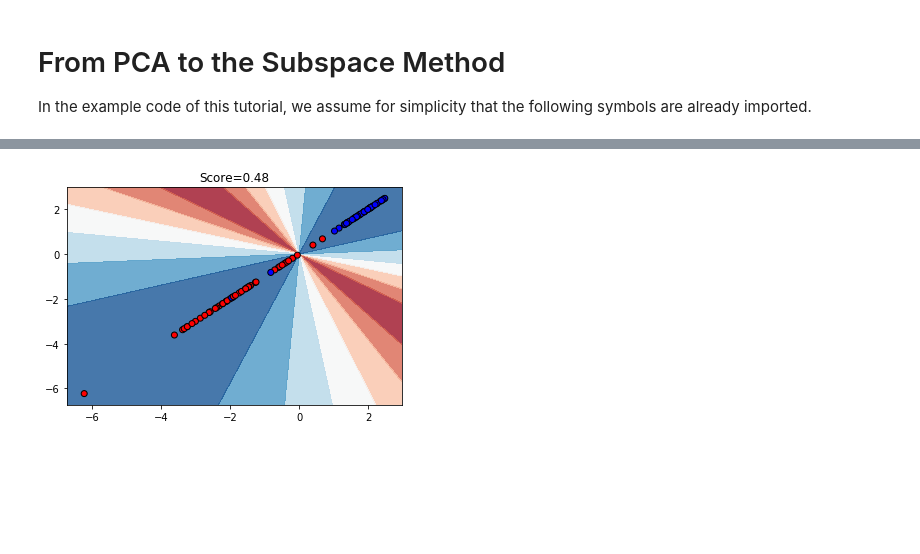
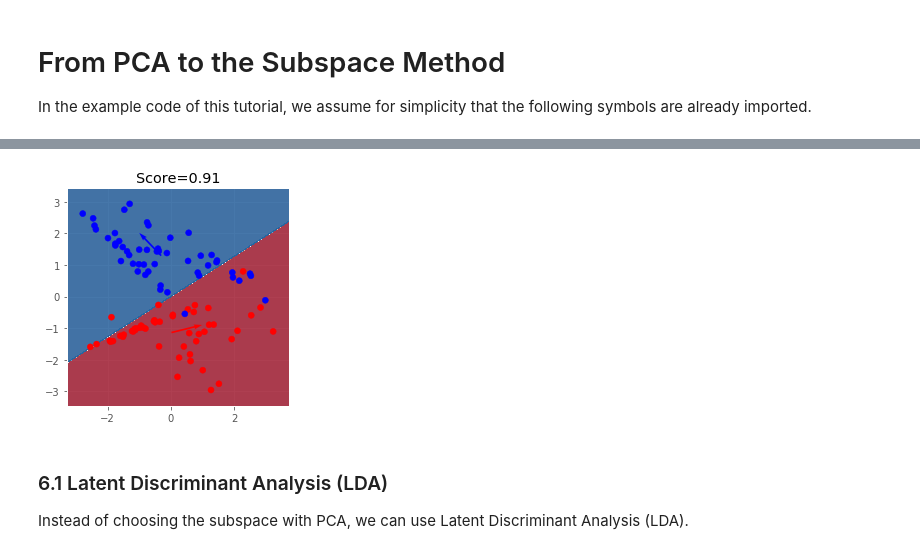
Before and after one commit to AtomScott/PySubspace, a Jupyter notebook: notebooks/From PCA to the Subspace Method.ipynb, the cells around one changed output, grey strips where cells are left out. Saved outputs shown, nothing was run; the diff lists cells and outputs as text; code cells hidden in the pictures; blank space fills up the shorter version.

```diff
--- a/notebooks/From PCA to the Subspace Method.ipynb
+++ b/notebooks/From PCA to the Subspace Method.ipynb
@@ -87,0 +245,12 @@ smc.score(lda_x, y)
+# %%
+X_ = np.append(
+    np.random.normal(loc=(-2, 0), size=(500, 2)),
+    np.random.normal(loc=(2, 0), size=(500, 2)), axis=0)
+
+y_ = np.append(
+    np.zeros(500),
+    np.ones(500))
+
+plt.scatter(*X_.T, c=y_, cmap=cm_bright)
+plt.axes().set_aspect('equal')
+plt.show()
@@ -87,0 +261,4 @@ smc.score(lda_x, y)
+# %%
+for c in np.unique(y_):
+    eig_vals, eig_vecs = pca(X_[np.where(y_==c)], 1)
+    print(f'Eigen vectors from class {c:.0f}:\n{eig_vecs}\n')
@@ -88,27 +362,41 @@ smc.score(lda_x, y)
 # %%
-def plot_decision_boundaries(clf, X, y, h=0.01):
-    fig, ax = plt.subplots()
+# Override smc decision func
+fig, ax = plt.subplots()
 
-    # Build mesh
-    x_min, x_max = X[:, 0].min() - .5, X[:, 0].max() + .5
-    y_min, y_max = X[:, 1].min() - .5, X[:, 1].max() + .5
-    xx, yy = np.meshgrid(np.arange(x_min, x_max, h),
-                         np.arange(y_min, y_max, h))
+# Build mesh
+x_min, x_max = X[:, 0].min() - .5, X[:, 0].max() + .5
+y_min, y_max = X[:, 1].min() - .5, X[:, 1].max() + .5
+xx, yy = np.meshgrid(np.arange(x_min, x_max, 0.01),
+                     np.arange(y_min, y_max, 0.01))
 
-    # Plot the decision boundary. For that, we will assign a color to each
-    # point in the mesh [x_min, x_max]x[y_min, y_max].
-    Z = clf.predict_proba(np.c_[xx.ravel(), yy.ravel()])[:, 1]
+# Plot the decision boundary. For that, we will assign a color to each
+# point in the mesh [x_min, x_max]x[y_min, y_max].
+Z = []
+for x in np.c_[xx.ravel(), yy.ravel()]:
+    Z.append(predict(x))
 
-    # Put the result into a color plot
-    cm = plt.cm.RdBu
-    Z = Z.reshape(xx.shape)
-    ax.contourf(xx, yy, Z, cmap=cm, alpha=.8)
+Z = np.array(Z)
 
-    cm_bright = ListedColormap(['#FF0000', '#0000FF'])
-    ax.scatter(*X.T, c=y, cmap=cm_bright, edgecolors='k')
-    ax.set_title(f'Score={clf.score(X,y)}')
-    plt.show()
+# Put the result into a color plot
+cm = plt.cm.RdBu
+Z = Z.reshape(xx.shape)
+ax.contourf(xx, yy, Z, cmap=cm, alpha=.8)
 
-plot_decision_boundaries(smc, lda_x, y)
+cm_bright = ListedColormap(['#FF0000', '#0000FF'])
+ax.scatter(*X.T, c=y, cmap=cm_bright)
+ax.set_title(f'Score={accuracy_score(y, y_preds)}')
+
+ax.set_aspect('equal')
+
+smc = SubspaceMethod(n_subdims=1, faster_mode=True)
+smc.fit(*format_input(X, y))
+
+ax.quiver(*X[y==0].mean(axis=0), *smc.dic[0],angles='xy', scale_units='xy',scale=1, color='#FF0000')
+ax.quiver(*X[y==1].mean(axis=0), *smc.dic[1],angles='xy', scale_units='xy',scale=1, color='#0000FF')
+plt.show()
 # %% [output]
-[figure, old version]
+[figure, new version]
+# %% [markdown]
+### 6.1 Latent Discriminant Analysis (LDA)
+
+Instead of choosing the subspace with PCA, we can use Latent Discriminant Analysis (LDA).
```
Also changed, not shown: parts of 36 cells of this notebook, 42 other files.
